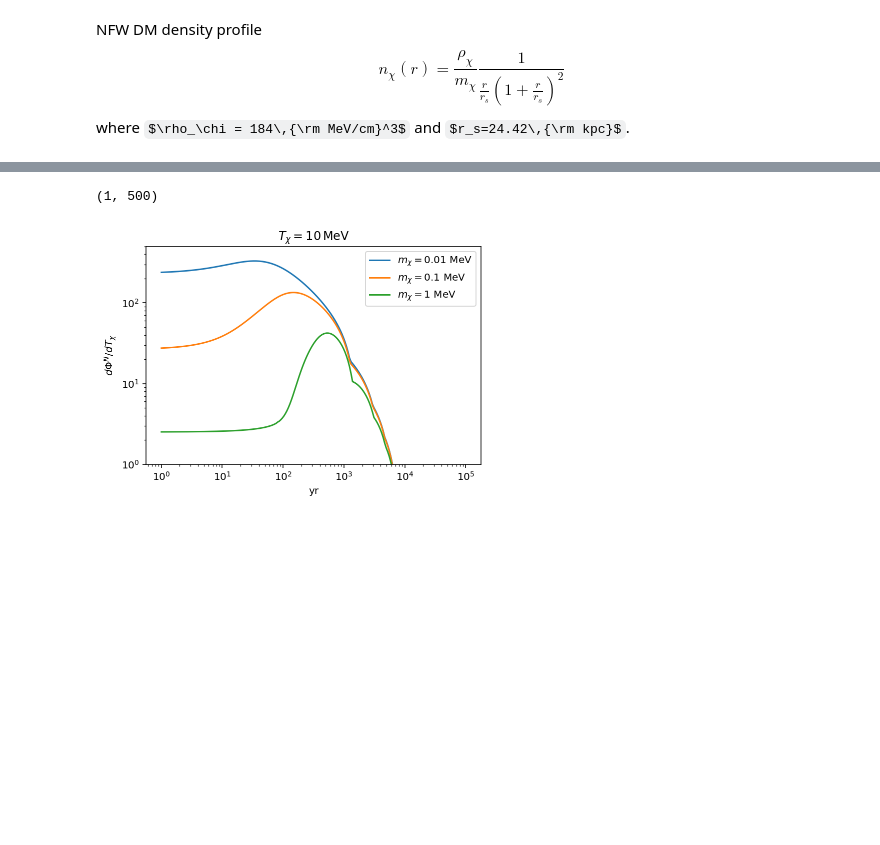
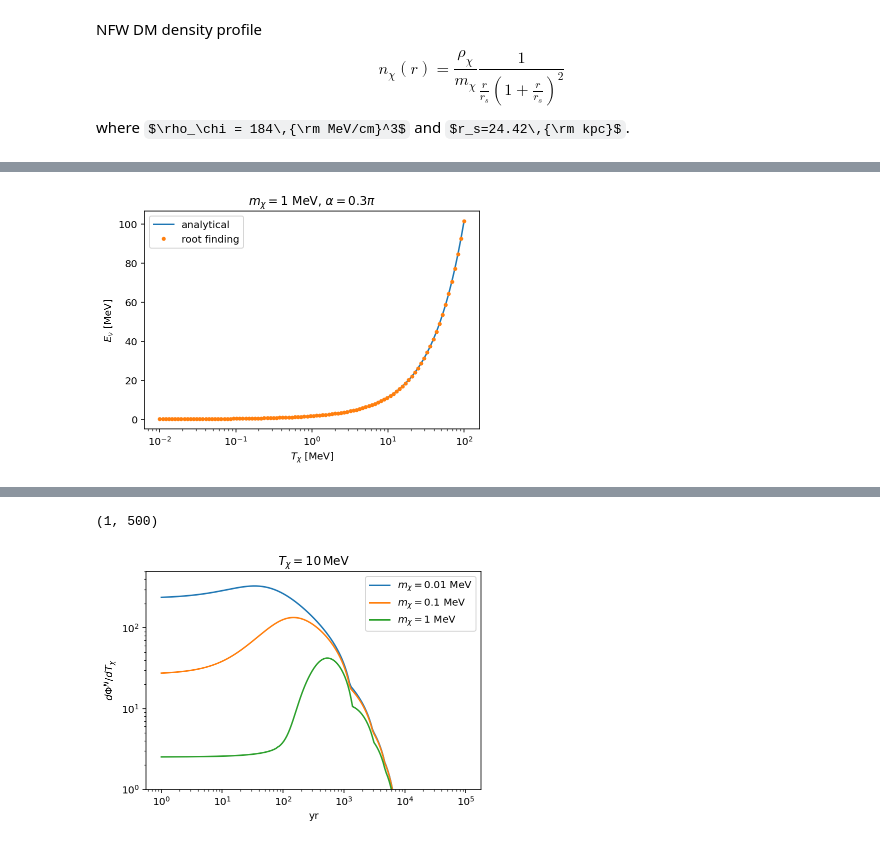
Before and after one commit to yenhsunlin/SNnuBDM, a Jupyter notebook: bdm_flux.ipynb, the cells around one changed output, grey strips where cells are left out. Drawn from its saved outputs; the diff is of its cells as text; code cells hidden in the pictures; some formulas as TeX source; blank space fills up the shorter version.

```diff
--- a/bdm_flux.ipynb
+++ b/bdm_flux.ipynb
@@ -330,3 +342,23 @@ def xemissivity(Tx,mx,alpha,vx,r,sigxv=1e-45,rho=184,rs=24.42,Emax=1e8,dTx=1e-5,
     #else:
     #    jx = 0
     return jx
+# %%
+# Checking analytical expression and root finding method
+Tx = np.logspace(-2,2,100)
+ev = Ev(Tx,1,0.3*np.pi)
+# root finding function does not support numpy vectorization
+ev_root = []
+for tx in Tx:
+    ev_root.append(Ev_root(tx,1,0.3*np.pi))
+
+# plot
+plt.plot(Tx,ev,label='analytical')
+plt.plot(Tx,ev_root,'.',label='root finding')
+plt.xscale('log')
+plt.xlabel(r'$T_\chi$ [MeV]')
+plt.ylabel(r'$E_\nu$ [MeV]')
+plt.title(r'$m_\chi=1$ MeV, $\alpha=0.3\pi$')
+plt.legend()
+plt.show()
+# %% [output]
+[figure, added]
```
Also changed, not shown: parts of 6 cells of this notebook.
